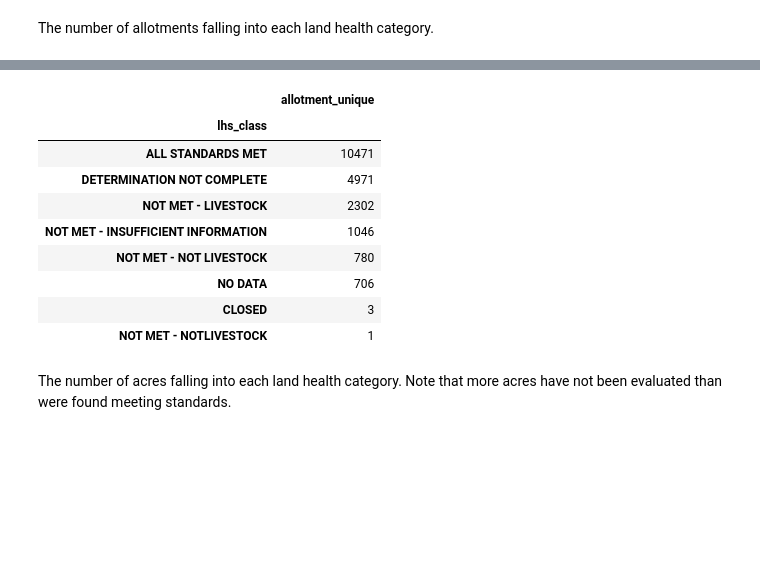
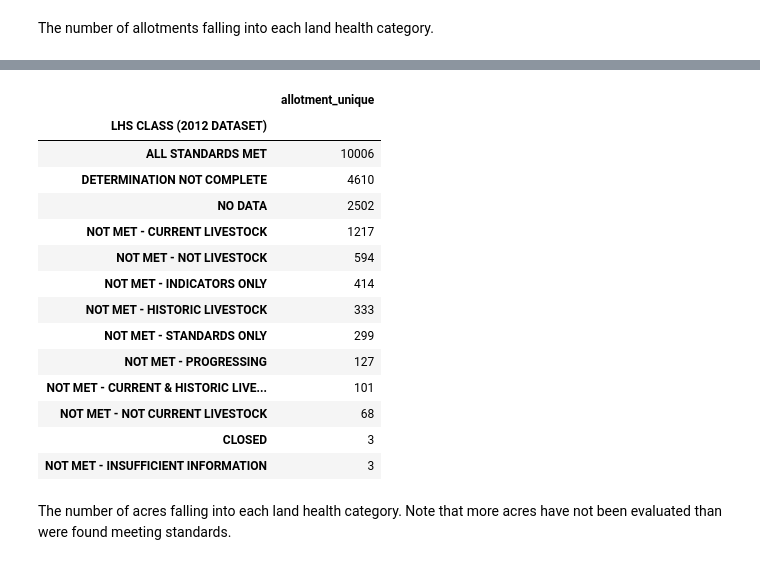
Before and after one commit to Oregon-Public-Broadcasting/rangeland, a Jupyter notebook: processing.ipynb, the cells around one changed output, grey strips where cells are left out. Drawn from its saved outputs; the diff is of its cells as text; code cells hidden in the pictures; blank space fills up the shorter version.

Commit message:
rejiggered queries to count distinct permits, fixes #5

```diff
--- a/processing.ipynb
+++ b/processing.ipynb
@@ -670,19 +738,24 @@ The number of allotments falling into each land health category.
 # %%
 # count the number of allotments, grouping by lhs class, sorting largest to smallest
-health_by_allotments = new_health_plus_allotmnets.groupby('lhs_class').count().sort('allotment_unique', ascending=False).loc[:,'allotment_unique']
+health_by_allotments = new_health_plus_allotments.groupby('LHS CLASS (2012 DATASET)').count().sort('allotment_unique', ascending=False).loc[:,'allotment_unique']
 health_by_allotments = pd.DataFrame(health_by_allotments)
 health_by_allotments
 # %% [output]
 |  | allotment_unique |
-| lhs_class |  |
-| ALL STANDARDS MET | 10471 |
-| DETERMINATION NOT COMPLETE | 4971 |
-| NOT MET - LIVESTOCK | 2302 |
-| NOT MET - INSUFFICIENT INFORMATION | 1046 |
-| NOT MET - NOT LIVESTOCK | 780 |
-| NO DATA | 706 |
+| LHS CLASS (2012 DATASET) |  |
+| ALL STANDARDS MET | 10006 |
+| DETERMINATION NOT COMPLETE | 4610 |
+| NO DATA | 2502 |
+| NOT MET - CURRENT LIVESTOCK | 1217 |
+| NOT MET - NOT LIVESTOCK | 594 |
+| NOT MET - INDICATORS ONLY | 414 |
+| NOT MET - HISTORIC LIVESTOCK | 333 |
+| NOT MET - STANDARDS ONLY | 299 |
+| NOT MET - PROGRESSING | 127 |
+| NOT MET - CURRENT & HISTORIC LIVE... | 101 |
+| NOT MET - NOT CURRENT LIVESTOCK | 68 |
 | CLOSED | 3 |
-| NOT MET - NOTLIVESTOCK | 1 |
+| NOT MET - INSUFFICIENT INFORMATION | 3 |
 # %% [markdown]
 The number of acres falling into each land health category. Note that more acres have not been evaluated than were found meeting standards.
 # %%
```
Also changed, not shown: parts of 10 cells of this notebook, 13 other files.
